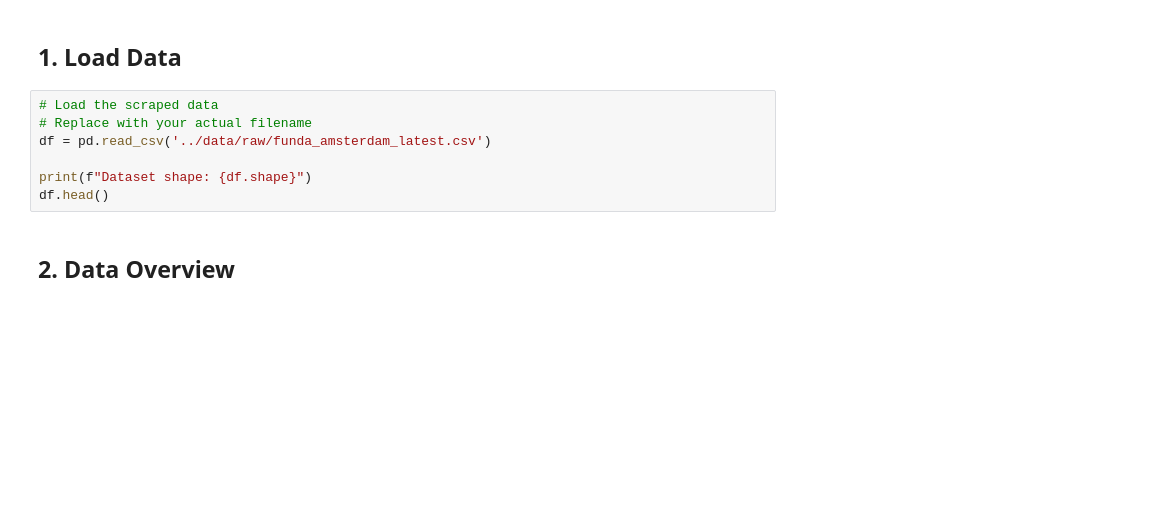
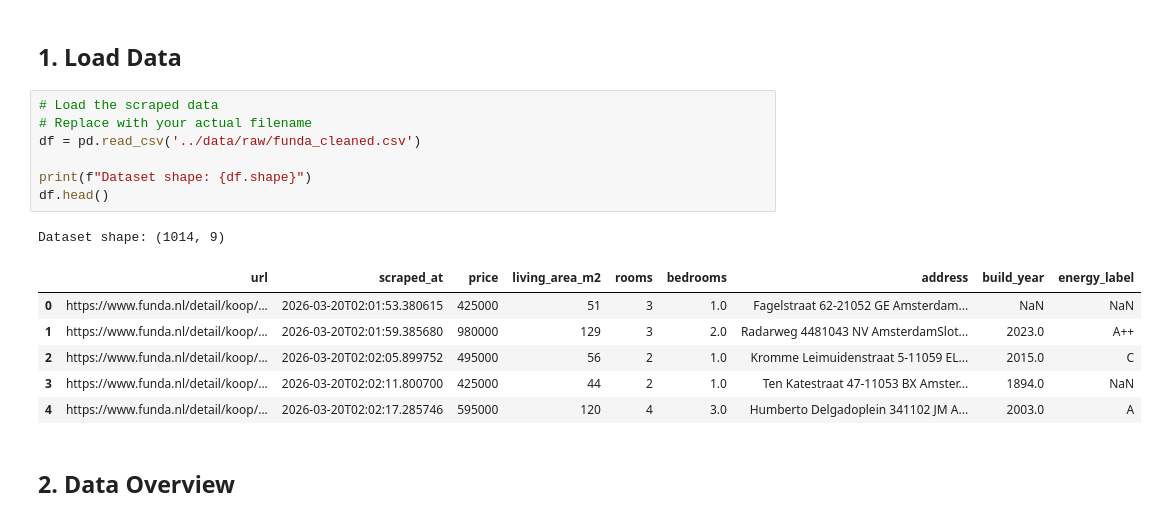
Before and after one commit to Elcebir71/funda-price-predictor, a Jupyter notebook: notebooks/02_eda.ipynb, the cells around one changed output. Saved outputs shown, nothing was run; the diff lists cells and outputs as text; blank space fills up the shorter version.

```diff
--- a/notebooks/02_eda.ipynb
+++ b/notebooks/02_eda.ipynb
@@ -22,10 +22,18 @@ pd.set_option('display.max_rows', 100)
 # %%
 # Load the scraped data
 # Replace with your actual filename
-df = pd.read_csv('../data/raw/funda_amsterdam_latest.csv')
+df = pd.read_csv('../data/raw/funda_cleaned.csv')
 
 print(f"Dataset shape: {df.shape}")
 df.head()
+# %% [output]
+Dataset shape: (1014, 9)
+|  | url | scraped_at | price | living_area_m2 | rooms | bedrooms | address | build_year | energy_label |
+| 0 | https://www.funda.nl/detail/koop/... | 2026-03-20T02:01:53.380615 | 425000 | 51 | 3 | 1.0 | Fagelstraat 62-21052 GE Amsterdam... | NaN | NaN |
+| 1 | https://www.funda.nl/detail/koop/... | 2026-03-20T02:01:59.385680 | 980000 | 129 | 3 | 2.0 | Radarweg 4481043 NV AmsterdamSlot... | 2023.0 | A++ |
+| 2 | https://www.funda.nl/detail/koop/... | 2026-03-20T02:02:05.899752 | 495000 | 56 | 2 | 1.0 | Kromme Leimuidenstraat 5-11059 EL... | 2015.0 | C |
+| 3 | https://www.funda.nl/detail/koop/... | 2026-03-20T02:02:11.800700 | 425000 | 44 | 2 | 1.0 | Ten Katestraat 47-11053 BX Amster... | 1894.0 | NaN |
+| 4 | https://www.funda.nl/detail/koop/... | 2026-03-20T02:02:17.285746 | 595000 | 120 | 4 | 3.0 | Humberto Delgadoplein 341102 JM A... | 2003.0 | A |
 # %% [markdown]
 ## 2. Data Overview
 # %%
```
Also changed, not shown: parts of 10 cells of this notebook, 9 other files.
